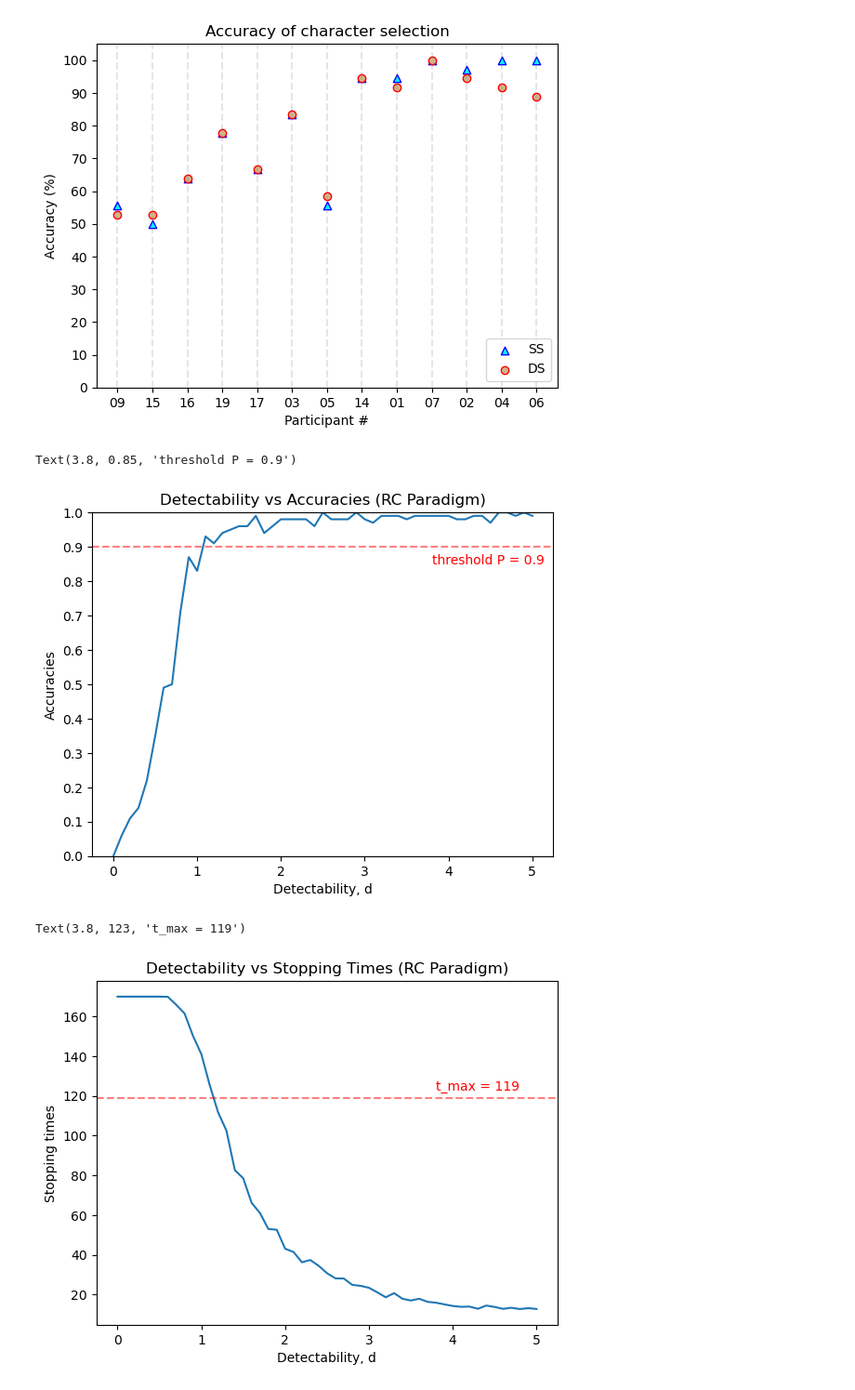
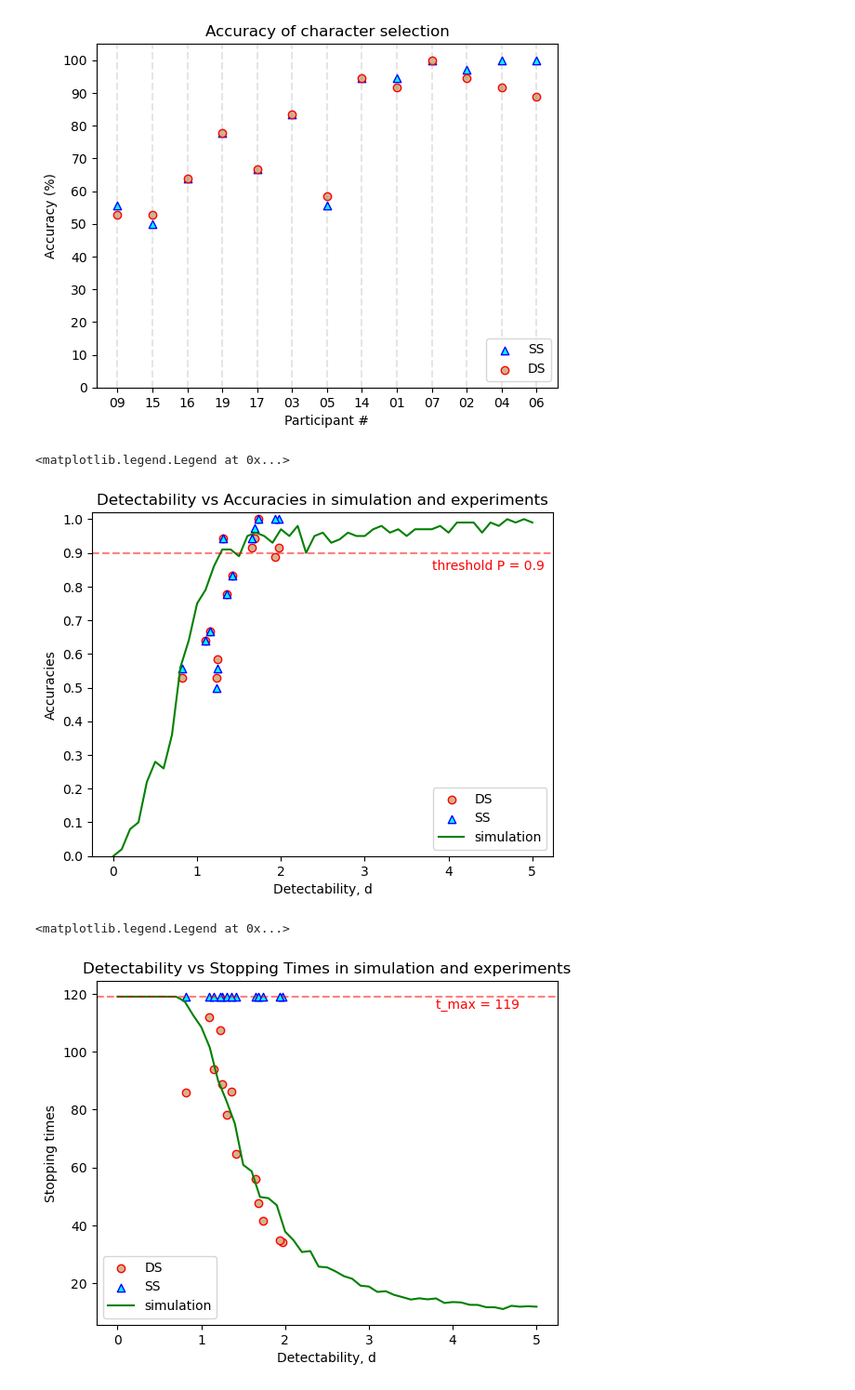
Before and after one commit to zs144/P300-BCI, a Jupyter notebook: Task5/task5-extra-2.ipynb, the cells around one changed output. Shown at 93% size. Drawn from its saved outputs; the diff is of its cells as text; code cells hidden in the pictures.

Commit message:
Add new visualization

```diff
--- a/Task5/task5-extra-2.ipynb
+++ b/Task5/task5-extra-2.ipynb
@@ -541,6 +541,7 @@ plt.show()
 # Initialization
 num_seq= N_ROWS + N_COLS
 seq = [i for i in range(num_seq)] # 0~8 are row 0~8, 9~16 are col 0~7
+s = 10 # sequence_limit
 t_max = 119 # the maximum time for data collection (number of trials)
 N = 100 # number of iterations (one epoch per iteration)
 target_loc = (1,0)
@@ -612,32 +613,38 @@ SS_avgtrials_and_detectability_df = pd.merge(SS_average_trials_df,
                                              SS_detectabilities_df,
                                              on="index")
 # %%
-plt.plot(DS_detectabilities_df['detectability'],
-         DS_detectabilities_df['accuracy'], 'o', label='DS')
-plt.plot(SS_detectabilities_df['detectability'],
-         SS_detectabilities_df['accuracy'], 'o', label='SS')
-plt.plot(detectabilities, accuracies, label='analytical')
-plt.title('Detectability vs Accuracies (RC Paradigm)')
-plt.gca().set_ylim([0,1])
+plt.scatter(x=DS_accs_and_detectability_df['detectability'],
+            y=DS_accs_and_detectability_df['accuracy'], marker='o',
+            color='tan', edgecolors='red', label='DS')
+plt.scatter(x=SS_accs_and_detectability_df['detectability'],
+            y=SS_accs_and_detectability_df['accuracy'], marker='^',
+            color='cyan', edgecolors='blue', label='SS')
+plt.plot(detectabilities, accuracies, c='g', label='simulation')
+plt.title('Detectability vs Accuracies in simulation and experiments')
+plt.ylim(0, 1.02)
 plt.yticks(ticks=[0.1*i for i in range(11)])
 plt.xlabel('Detectability, d')
 plt.ylabel('Accuracies')
 plt.axhline(y=0.9, color='r', alpha=0.5, linestyle='--')
 plt.text(x=3.8, y=0.85, s='threshold P = 0.9', color='r')
+plt.legend()
 # %% [output]
-Text(3.8, 0.85, 'threshold P = 0.9')
+<matplotlib.legend.Legend at 0x...>
-[figure, old version]
+[figure, new version]
 # %%
-plt.plot(DS_avgtrials_and_detectability_df['detectability'],
-         DS_avgtrials_and_detectability_df['avg_trails'], 'o', label='DS')
-plt.plot(SS_avgtrials_and_detectability_df['detectability'],
-         SS_avgtrials_and_detectability_df['avg_trails'], 'o', label='SS')
-plt.plot(detectabilities, stopping_times)
-plt.title('Detectability vs Stopping Times (RC Paradigm)')
+plt.scatter(x=DS_avgtrials_and_detectability_df['detectability'],
+            y=DS_avgtrials_and_detectability_df['avg_trails'], marker='o',
+            color='tan', edgecolors='red', label='DS')
+plt.scatter(x=SS_avgtrials_and_detectability_df['detectability'],
+            y=SS_avgtrials_and_detectability_df['avg_trails'], marker='^',
+            color='cyan', edgecolors='blue', label='SS')
+plt.plot(detectabilities, stopping_times, c='g', label='simulation')
+plt.title('Detectability vs Stopping Times in simulation and experiments')
 plt.xlabel('Detectability, d')
 plt.ylabel('Stopping times')
 plt.axhline(y=119, color='r', alpha=0.5, linestyle='--')
-plt.text(x=3.8, y=123, s='t_max = 119', color='r')
+plt.text(x=3.8, y=115, s='t_max = 119', color='r')
+plt.legend()
 # %% [output]
-Text(3.8, 123, 't_max = 119')
+<matplotlib.legend.Legend at 0x...>
-[figure, old version]
+[figure, new version]
```
